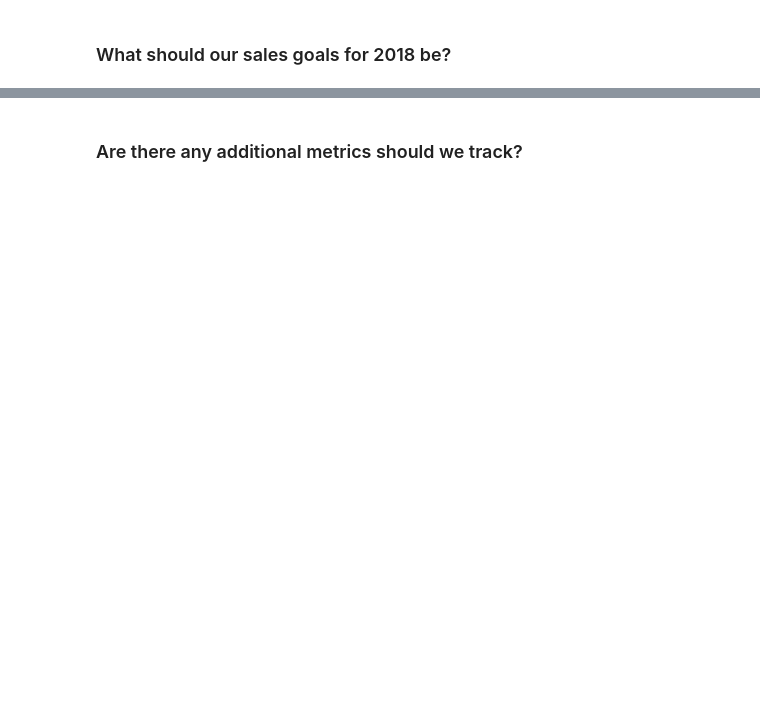
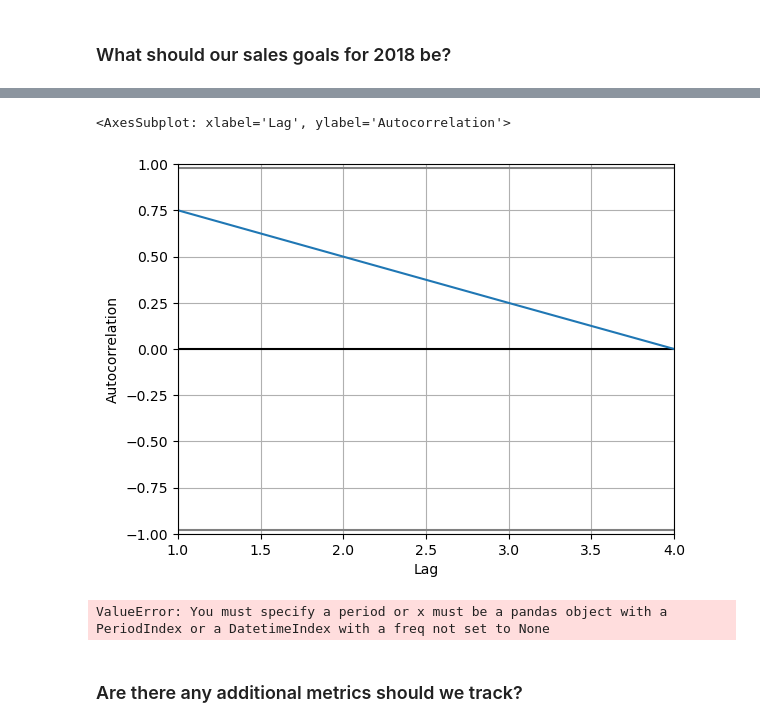
Before and after one commit to manuelparra1/time-series-exercises, a Jupyter notebook: project.ipynb, the cells around one changed output, grey strips where cells are left out. Saved outputs shown, nothing was run; the diff lists cells and outputs as text; code cells hidden in the pictures; blank space fills up the shorter version.

```diff
--- a/project.ipynb
+++ b/project.ipynb
@@ -71,0 +146,5 @@ superstore_df = clean_superstore_data(superstore_df)
+# %%
+pd.plotting.autocorrelation_plot(superstore_df_subset.resample('Y').mean())
+# %% [output]
+<AxesSubplot: xlabel='Lag', ylabel='Autocorrelation'>
+[figure, added]
@@ -72,2 +155,7 @@ superstore_df = clean_superstore_data(superstore_df)
+# %%
+result = sm.tsa.seasonal_decompose(only_sales_nonzero)
+result.plot()
+# %% [output]
+ValueError: You must specify a period or x must be a pandas object with a PeriodIndex or a DatetimeIndex with a freq not set to None
 # %% [markdown]
 ### Are there any additional metrics should we track?
```
Also changed, not shown: parts of 14 cells of this notebook, 5 other files.
